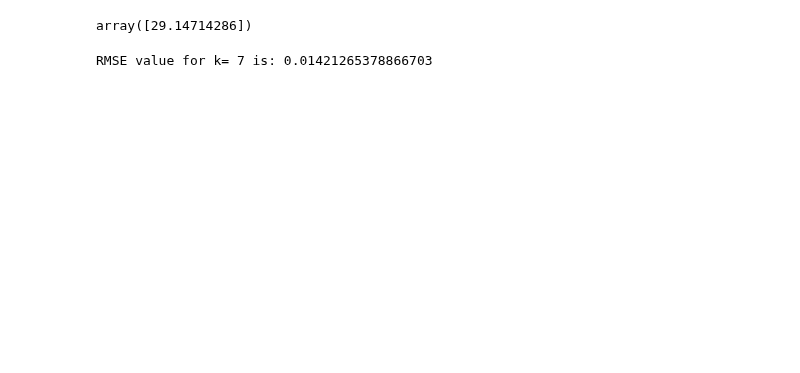
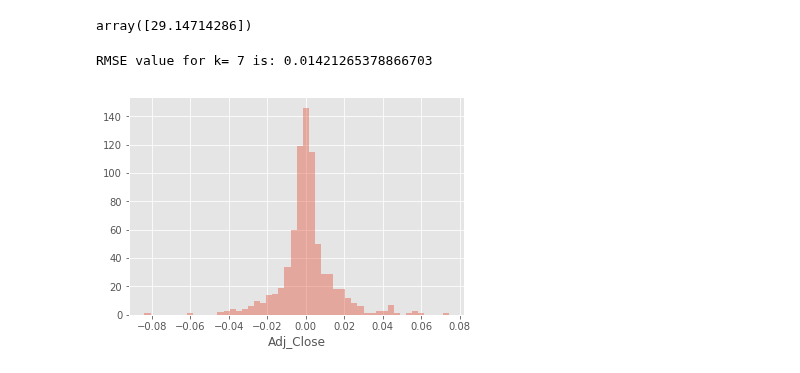
Before and after one commit to micattia/Capstone, a Jupyter notebook: 06_Exprimental_Test_and_Modeling.ipynb, the cells around one changed output. Cells and saved outputs as stored; diff of their text form; code cells hidden in the pictures; blank space fills up the shorter version.

```diff
--- a/06_Exprimental_Test_and_Modeling.ipynb
+++ b/06_Exprimental_Test_and_Modeling.ipynb
@@ -661,6 +674,13 @@ error = sqrt(mean_squared_error(y_test,pred)) #calculate rmse
 print('RMSE value for k= 7' , 'is:', error)
 # %% [output]
 RMSE value for k= 7 is: 0.01421265378866703
+# %%
+#errors = pred - test_set['Adj_Close']
+errors = pred - y_test
+sns.distplot(errors,kde = False)
+plt.show()
+# %% [output]
+[figure, added]
 # %%
 # CONCLOSION:
 # RMSE is a good measure of how accurately the model predicts the response
```
Also changed, not shown: parts of 6 cells of this notebook.
